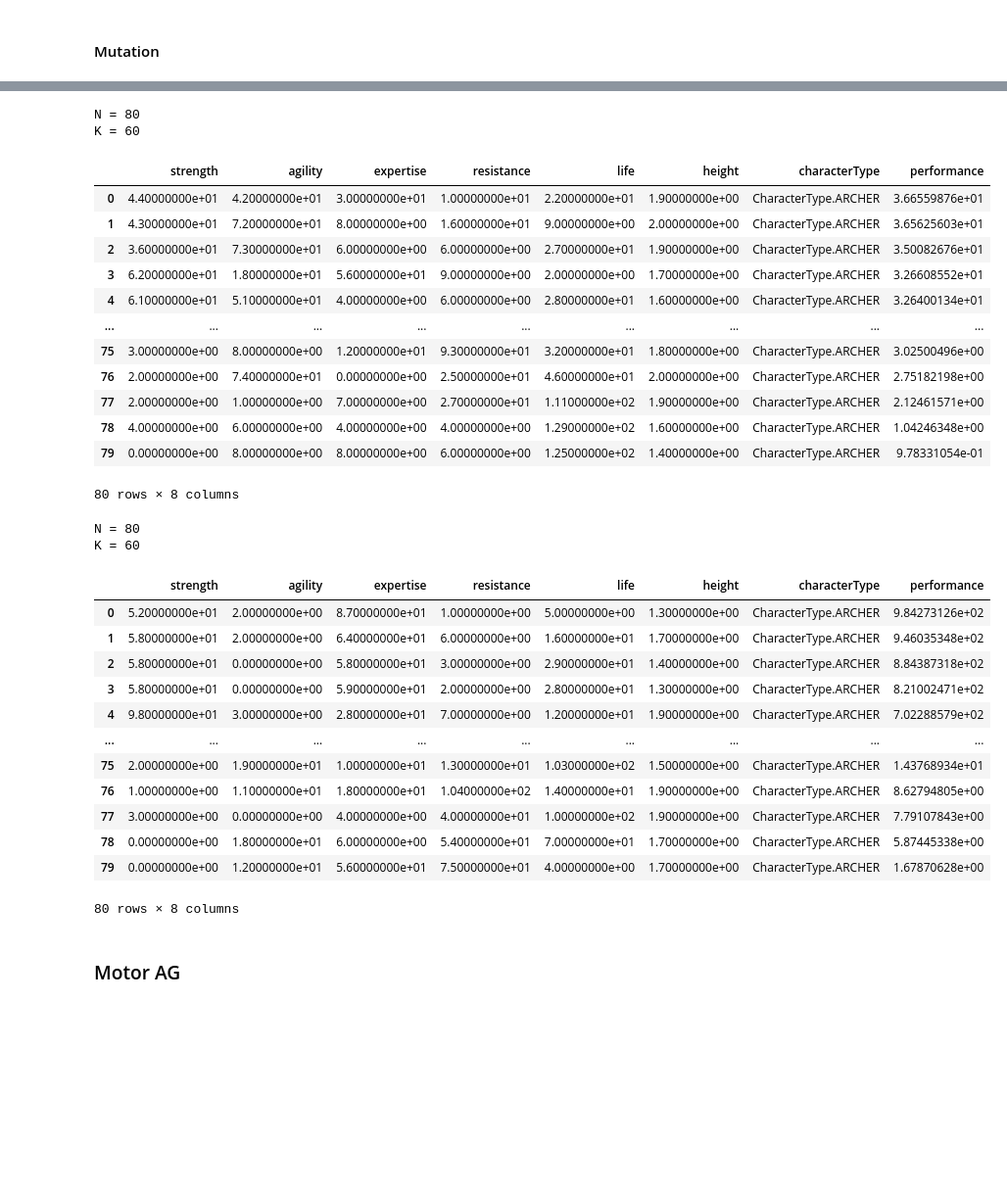
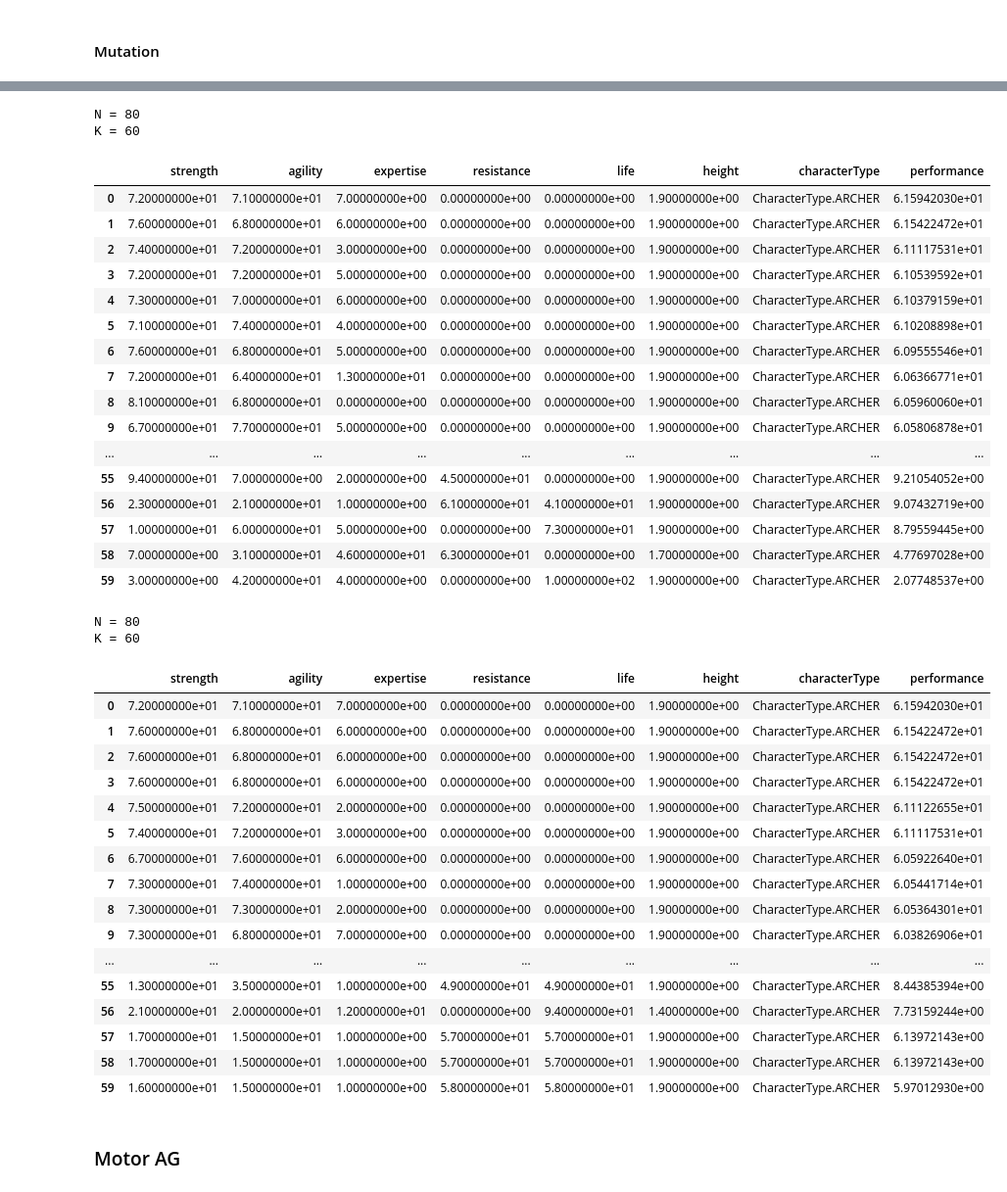
Before and after one commit to marianopm/sia-tp2, a Jupyter notebook: main-test.ipynb, the cells around one changed output, grey strips where cells are left out. Shown at 98% size. Saved outputs shown, nothing was run; the diff lists cells and outputs as text; code cells hidden in the pictures; blank space fills up the shorter version.

```diff
--- a/main-test.ipynb
+++ b/main-test.ipynb
@@ -721,9 +728,9 @@ p = parameters()
 print(f'N = {p.populationNumber}')
 print(f'K = {p.k}')
 # Generacion 0
-generation_0u = generate_init_population(p.populationNumber,p.maxStatsValue,p.character)
-
-cromosomas1 = encode_genes(generation_0u)
+#generation_0u = generate_init_population(p.populationNumber,p.maxStatsValue,p.character)
+df = pd.read_csv('selection_total.csv')
+cromosomas1 = encode_genes(df)
 
 mutated_individuals1u = multi_gene_mutation(cromosomas1, p.mutation_rate)
 cromosomas_norm1 = normalize_chromosome(mutated_individuals1u)
@@ -739,53 +746,61 @@ mutated_individuals1
 N = 80
 K = 60
 |  | strength | agility | expertise | resistance | life | height | characterType | performance |
-| 0 | 4.40000000e+01 | 4.20000000e+01 | 3.00000000e+01 | 1.00000000e+01 | 2.20000000e+01 | 1.90000000e+00 | CharacterType.ARCHER | 3.66559876e+01 |
-| 1 | 4.30000000e+01 | 7.20000000e+01 | 8.00000000e+00 | 1.60000000e+01 | 9.00000000e+00 | 2.00000000e+00 | CharacterType.ARCHER | 3.65625603e+01 |
-| 2 | 3.60000000e+01 | 7.30000000e+01 | 6.00000000e+00 | 6.00000000e+00 | 2.70000000e+01 | 1.90000000e+00 | CharacterType.ARCHER | 3.50082676e+01 |
-| 3 | 6.20000000e+01 | 1.80000000e+01 | 5.60000000e+01 | 9.00000000e+00 | 2.00000000e+00 | 1.70000000e+00 | CharacterType.ARCHER | 3.26608552e+01 |
-| 4 | 6.10000000e+01 | 5.10000000e+01 | 4.00000000e+00 | 6.00000000e+00 | 2.80000000e+01 | 1.60000000e+00 | CharacterType.ARCHER | 3.26400134e+01 |
+| 0 | 7.20000000e+01 | 7.10000000e+01 | 7.00000000e+00 | 0.00000000e+00 | 0.00000000e+00 | 1.90000000e+00 | CharacterType.ARCHER | 6.15942030e+01 |
+| 1 | 7.60000000e+01 | 6.80000000e+01 | 6.00000000e+00 | 0.00000000e+00 | 0.00000000e+00 | 1.90000000e+00 | CharacterType.ARCHER | 6.15422472e+01 |
+| 2 | 7.40000000e+01 | 7.20000000e+01 | 3.00000000e+00 | 0.00000000e+00 | 0.00000000e+00 | 1.90000000e+00 | CharacterType.ARCHER | 6.11117531e+01 |
+| 3 | 7.20000000e+01 | 7.20000000e+01 | 5.00000000e+00 | 0.00000000e+00 | 0.00000000e+00 | 1.90000000e+00 | CharacterType.ARCHER | 6.10539592e+01 |
+| 4 | 7.30000000e+01 | 7.00000000e+01 | 6.00000000e+00 | 0.00000000e+00 | 0.00000000e+00 | 1.90000000e+00 | CharacterType.ARCHER | 6.10379159e+01 |
+| 5 | 7.10000000e+01 | 7.40000000e+01 | 4.00000000e+00 | 0.00000000e+00 | 0.00000000e+00 | 1.90000000e+00 | CharacterType.ARCHER | 6.10208898e+01 |
+| 6 | 7.60000000e+01 | 6.80000000e+01 | 5.00000000e+00 | 0.00000000e+00 | 0.00000000e+00 | 1.90000000e+00 | CharacterType.ARCHER | 6.09555546e+01 |
+| 7 | 7.20000000e+01 | 6.40000000e+01 | 1.30000000e+01 | 0.00000000e+00 | 0.00000000e+00 | 1.90000000e+00 | CharacterType.ARCHER | 6.06366771e+01 |
+| 8 | 8.10000000e+01 | 6.80000000e+01 | 0.00000000e+00 | 0.00000000e+00 | 0.00000000e+00 | 1.90000000e+00 | CharacterType.ARCHER | 6.05960060e+01 |
+| 9 | 6.70000000e+01 | 7.70000000e+01 | 5.00000000e+00 | 0.00000000e+00 | 0.00000000e+00 | 1.90000000e+00 | CharacterType.ARCHER | 6.05806878e+01 |
 | ... | ... | ... | ... | ... | ... | ... | ... | ... |
-| 75 | 3.00000000e+00 | 8.00000000e+00 | 1.20000000e+01 | 9.30000000e+01 | 3.20000000e+01 | 1.80000000e+00 | CharacterType.ARCHER | 3.02500496e+00 |
-| 76 | 2.00000000e+00 | 7.40000000e+01 | 0.00000000e+00 | 2.50000000e+01 | 4.60000000e+01 | 2.00000000e+00 | CharacterType.ARCHER | 2.75182198e+00 |
-| 77 | 2.00000000e+00 | 1.00000000e+00 | 7.00000000e+00 | 2.70000000e+01 | 1.11000000e+02 | 1.90000000e+00 | CharacterType.ARCHER | 2.12461571e+00 |
-| 78 | 4.00000000e+00 | 6.00000000e+00 | 4.00000000e+00 | 4.00000000e+00 | 1.29000000e+02 | 1.60000000e+00 | CharacterType.ARCHER | 1.04246348e+00 |
-| 79 | 0.00000000e+00 | 8.00000000e+00 | 8.00000000e+00 | 6.00000000e+00 | 1.25000000e+02 | 1.40000000e+00 | CharacterType.ARCHER | 9.78331054e-01 |
+| 55 | 9.40000000e+01 | 7.00000000e+00 | 2.00000000e+00 | 4.50000000e+01 | 0.00000000e+00 | 1.90000000e+00 | CharacterType.ARCHER | 9.21054052e+00 |
+| 56 | 2.30000000e+01 | 2.10000000e+01 | 1.00000000e+00 | 6.10000000e+01 | 4.10000000e+01 | 1.90000000e+00 | CharacterType.ARCHER | 9.07432719e+00 |
+| 57 | 1.00000000e+01 | 6.00000000e+01 | 5.00000000e+00 | 0.00000000e+00 | 7.30000000e+01 | 1.90000000e+00 | CharacterType.ARCHER | 8.79559445e+00 |
+| 58 | 7.00000000e+00 | 3.10000000e+01 | 4.60000000e+01 | 6.30000000e+01 | 0.00000000e+00 | 1.70000000e+00 | CharacterType.ARCHER | 4.77697028e+00 |
+| 59 | 3.00000000e+00 | 4.20000000e+01 | 4.00000000e+00 | 0.00000000e+00 | 1.00000000e+02 | 1.90000000e+00 | CharacterType.ARCHER | 2.07748537e+00 |
-80 rows × 8 columns
 # %%
 p = parameters()
 print(f'N = {p.populationNumber}')
 print(f'K = {p.k}')
 # Generacion 0
-generation_0u = generate_init_population(p.populationNumber,p.maxStatsValue,p.character)
-
-cromosomas1 = encode_genes(generation_0u)
+#generation_0u = generate_init_population(p.populationNumber,p.maxStatsValue,p.character)
+df = pd.read_csv('selection_total.csv')
+cromosomas1 = encode_genes(df)
 
 mutated_individuals1u = multi_gene_mutation_uniform(cromosomas1, p.mutation_rate)
 cromosomas_norm1 = normalize_chromosome(mutated_individuals1u)
 cromosomas_decod1 = decode_genes(cromosomas_norm1)
 mutated_individuals1 = eval_performace(cromosomas_decod1, p.character)
 mutated_individuals1 = mutated_individuals1.sort_values(by='performance', ascending=False)
 mutated_individuals1.reset_index(drop=True, inplace=True)
 
 mutated_individuals1.to_csv(f'multi_gene_mutation_uniform.csv', mode='w', index=False)
 
 mutated_individuals1
 # %% [output]
 N = 80
 K = 60
 |  | strength | agility | expertise | resistance | life | height | characterType | performance |
-| 0 | 5.20000000e+01 | 2.00000000e+00 | 8.70000000e+01 | 1.00000000e+00 | 5.00000000e+00 | 1.30000000e+00 | CharacterType.ARCHER | 9.84273126e+02 |
-| 1 | 5.80000000e+01 | 2.00000000e+00 | 6.40000000e+01 | 6.00000000e+00 | 1.60000000e+01 | 1.70000000e+00 | CharacterType.ARCHER | 9.46035348e+02 |
-| 2 | 5.80000000e+01 | 0.00000000e+00 | 5.80000000e+01 | 3.00000000e+00 | 2.90000000e+01 | 1.40000000e+00 | CharacterType.ARCHER | 8.84387318e+02 |
-| 3 | 5.80000000e+01 | 0.00000000e+00 | 5.90000000e+01 | 2.00000000e+00 | 2.80000000e+01 | 1.30000000e+00 | CharacterType.ARCHER | 8.21002471e+02 |
-| 4 | 9.80000000e+01 | 3.00000000e+00 | 2.80000000e+01 | 7.00000000e+00 | 1.20000000e+01 | 1.90000000e+00 | CharacterType.ARCHER | 7.02288579e+02 |
+| 0 | 7.20000000e+01 | 7.10000000e+01 | 7.00000000e+00 | 0.00000000e+00 | 0.00000000e+00 | 1.90000000e+00 | CharacterType.ARCHER | 6.15942030e+01 |
+| 1 | 7.60000000e+01 | 6.80000000e+01 | 6.00000000e+00 | 0.00000000e+00 | 0.00000000e+00 | 1.90000000e+00 | CharacterType.ARCHER | 6.15422472e+01 |
+| 2 | 7.60000000e+01 | 6.80000000e+01 | 6.00000000e+00 | 0.00000000e+00 | 0.00000000e+00 | 1.90000000e+00 | CharacterType.ARCHER | 6.15422472e+01 |
+| 3 | 7.60000000e+01 | 6.80000000e+01 | 6.00000000e+00 | 0.00000000e+00 | 0.00000000e+00 | 1.90000000e+00 | CharacterType.ARCHER | 6.15422472e+01 |
+| 4 | 7.50000000e+01 | 7.20000000e+01 | 2.00000000e+00 | 0.00000000e+00 | 0.00000000e+00 | 1.90000000e+00 | CharacterType.ARCHER | 6.11122655e+01 |
+| 5 | 7.40000000e+01 | 7.20000000e+01 | 3.00000000e+00 | 0.00000000e+00 | 0.00000000e+00 | 1.90000000e+00 | CharacterType.ARCHER | 6.11117531e+01 |
+| 6 | 6.70000000e+01 | 7.60000000e+01 | 6.00000000e+00 | 0.00000000e+00 | 0.00000000e+00 | 1.90000000e+00 | CharacterType.ARCHER | 6.05922640e+01 |
+| 7 | 7.30000000e+01 | 7.40000000e+01 | 1.00000000e+00 | 0.00000000e+00 | 0.00000000e+00 | 1.90000000e+00 | CharacterType.ARCHER | 6.05441714e+01 |
+| 8 | 7.30000000e+01 | 7.30000000e+01 | 2.00000000e+00 | 0.00000000e+00 | 0.00000000e+00 | 1.90000000e+00 | CharacterType.ARCHER | 6.05364301e+01 |
+| 9 | 7.30000000e+01 | 6.80000000e+01 | 7.00000000e+00 | 0.00000000e+00 | 0.00000000e+00 | 1.90000000e+00 | CharacterType.ARCHER | 6.03826906e+01 |
 | ... | ... | ... | ... | ... | ... | ... | ... | ... |
-| 75 | 2.00000000e+00 | 1.90000000e+01 | 1.00000000e+01 | 1.30000000e+01 | 1.03000000e+02 | 1.50000000e+00 | CharacterType.ARCHER | 1.43768934e+01 |
-| 76 | 1.00000000e+00 | 1.10000000e+01 | 1.80000000e+01 | 1.04000000e+02 | 1.40000000e+01 | 1.90000000e+00 | CharacterType.ARCHER | 8.62794805e+00 |
-| 77 | 3.00000000e+00 | 0.00000000e+00 | 4.00000000e+00 | 4.00000000e+01 | 1.00000000e+02 | 1.90000000e+00 | CharacterType.ARCHER | 7.79107843e+00 |
-| 78 | 0.00000000e+00 | 1.80000000e+01 | 6.00000000e+00 | 5.40000000e+01 | 7.00000000e+01 | 1.70000000e+00 | CharacterType.ARCHER | 5.87445338e+00 |
-| 79 | 0.00000000e+00 | 1.20000000e+01 | 5.60000000e+01 | 7.50000000e+01 | 4.00000000e+00 | 1.70000000e+00 | CharacterType.ARCHER | 1.67870628e+00 |
+| 55 | 1.30000000e+01 | 3.50000000e+01 | 1.00000000e+00 | 4.90000000e+01 | 4.90000000e+01 | 1.90000000e+00 | CharacterType.ARCHER | 8.44385394e+00 |
+| 56 | 2.10000000e+01 | 2.00000000e+01 | 1.20000000e+01 | 0.00000000e+00 | 9.40000000e+01 | 1.40000000e+00 | CharacterType.ARCHER | 7.73159244e+00 |
+| 57 | 1.70000000e+01 | 1.50000000e+01 | 1.00000000e+00 | 5.70000000e+01 | 5.70000000e+01 | 1.90000000e+00 | CharacterType.ARCHER | 6.13972143e+00 |
+| 58 | 1.70000000e+01 | 1.50000000e+01 | 1.00000000e+00 | 5.70000000e+01 | 5.70000000e+01 | 1.90000000e+00 | CharacterType.ARCHER | 6.13972143e+00 |
+| 59 | 1.60000000e+01 | 1.50000000e+01 | 1.00000000e+00 | 5.80000000e+01 | 5.80000000e+01 | 1.90000000e+00 | CharacterType.ARCHER | 5.97012930e+00 |
-80 rows × 8 columns
 # %% [markdown]
 ### Motor AG
 # %%
```
Also changed, not shown: parts of 22 cells of this notebook, 21 other files.
